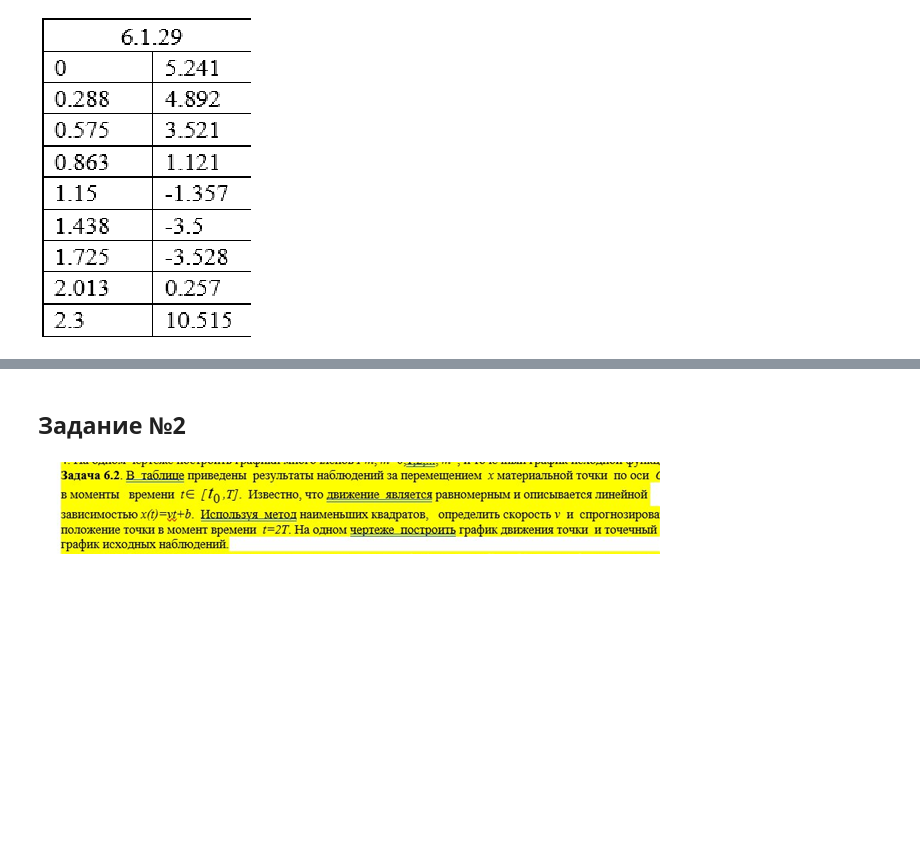
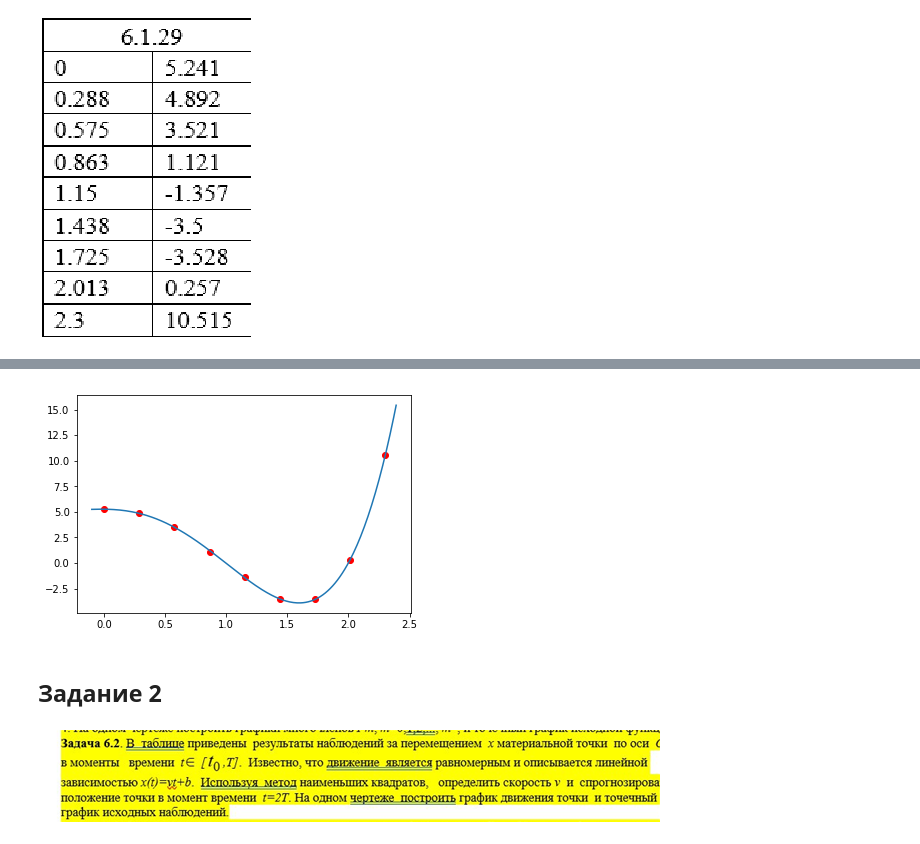
Before and after one commit to evgeniy97/NumericalMethods, a Jupyter notebook: NumMeth_Khomutov_Task_6.1-3.29.ipynb, the cells around one changed output, grey strips where cells are left out. Cells and saved outputs as stored; diff of their text form; code cells hidden in the pictures; blank space fills up the shorter version.

```diff
--- a/NumMeth_Khomutov_Task_6.1-3.29.ipynb
+++ b/NumMeth_Khomutov_Task_6.1-3.29.ipynb
@@ -11,5 +59,23 @@ import matplotlib.pyplot as plt
+# %%
+XX = X(5)
+A = np.linalg.inv(np.dot(XX.T,XX)).dot(XX.T).dot(Y)
+# %%
+def f(x):
+    s = 0
+    for m in range(len(A)):
+        s += A[m]*x**m
+    return s
+# %%
+T = np.arange(x[0]- 0.1, x[-1] + 0.1, 0.01)
+
+fig = plt.figure()
+plt.plot(T, f(T))
+plt.scatter(x,y,color ='r')
+plt.show()
+# %% [output]
+[figure, added]
 # %% [markdown]
-## Задание №2
+## Задание 2
 # %% [markdown]
 ![image.png](attachment:image.png)
 # %% [markdown]
```
Also changed, not shown: parts of 11 cells of this notebook, 1 other file.
